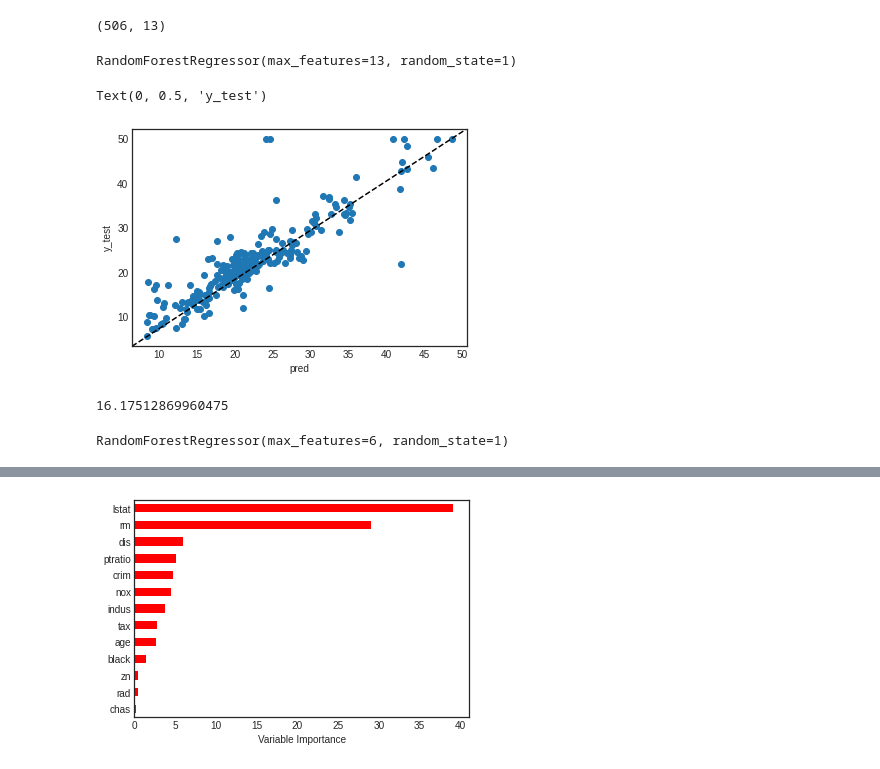
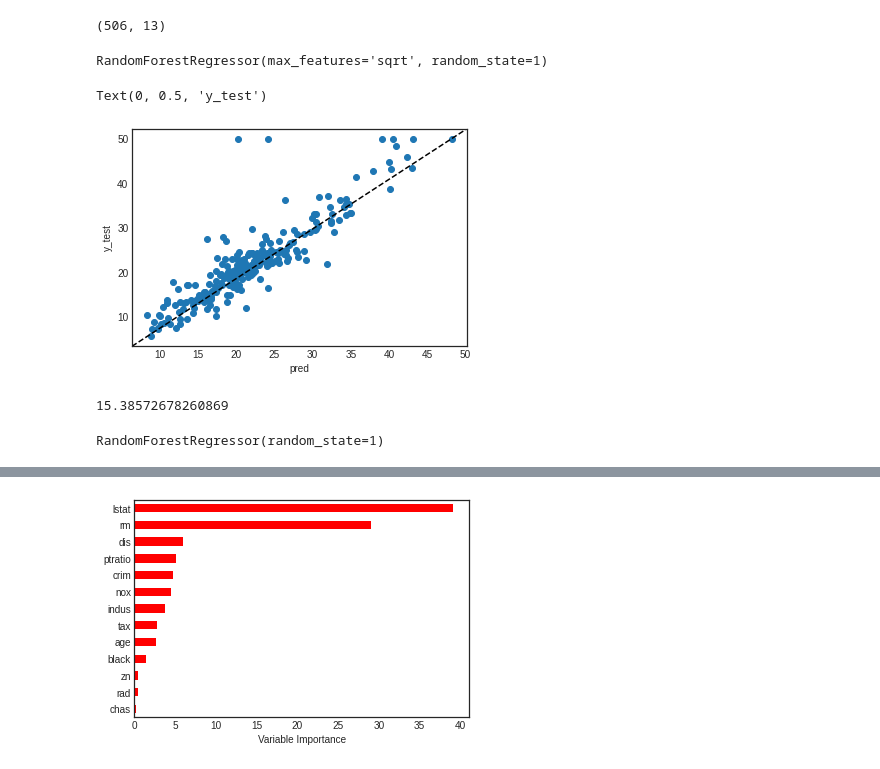
Before and after one commit to waelrash1/predictive_analytics_DT302, a Jupyter notebook: Lab_tree_based.ipynb, the cells around one changed output, grey strips where cells are left out. Saved outputs shown, nothing was run; the diff lists cells and outputs as text; code cells hidden in the pictures.

```diff
--- a/Lab_tree_based.ipynb
+++ b/Lab_tree_based.ipynb
@@ -388,30 +388,31 @@ X.shape
 (506, 13)
 # %%
 # Bagging: using all features
-regr1 = RandomForestRegressor(max_features=13, random_state=1)
-regr1.fit(X_train, y_train)
+rf = RandomForestRegressor(max_features='sqrt', random_state=1)
+rf.fit(X_train, y_train)
 # %% [output]
-RandomForestRegressor(max_features=13, random_state=1)
+RandomForestRegressor(max_features='sqrt', random_state=1)
 # %%
-pred = regr1.predict(X_test)
+pred = rf.predict(X_test)
+#pred_prob=rf.predict_proba(test)[:, 1]
 
 plt.scatter(pred, y_test, label='medv')
 plt.plot([0, 1], [0, 1], '--k', transform=plt.gca().transAxes)
 plt.xlabel('pred')
 plt.ylabel('y_test')
 # %% [output]
 Text(0, 0.5, 'y_test')
-[figure, old version]
+[figure, new version]
 # %%
 mean_squared_error(y_test, pred)
 # %% [output]
-16.17512869960475
+15.38572678260869
 # %%
 # Random forests: using 6 features
-regr2 = RandomForestRegressor(max_features=6, random_state=1)
+regr2 = RandomForestRegressor( random_state=1)
 regr2.fit(X_train, y_train)
 # %% [output]
-RandomForestRegressor(max_features=6, random_state=1)
+RandomForestRegressor(random_state=1)
 # %%
 pred = regr2.predict(X_test)
 mean_squared_error(y_test, pred)
```
Also changed, not shown: parts of 14 cells of this notebook.
